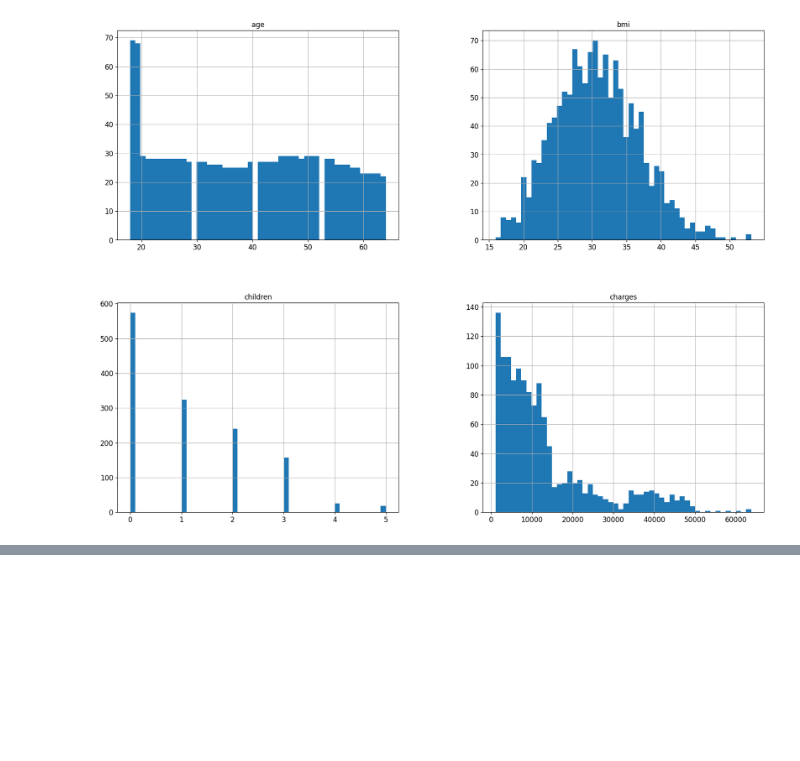
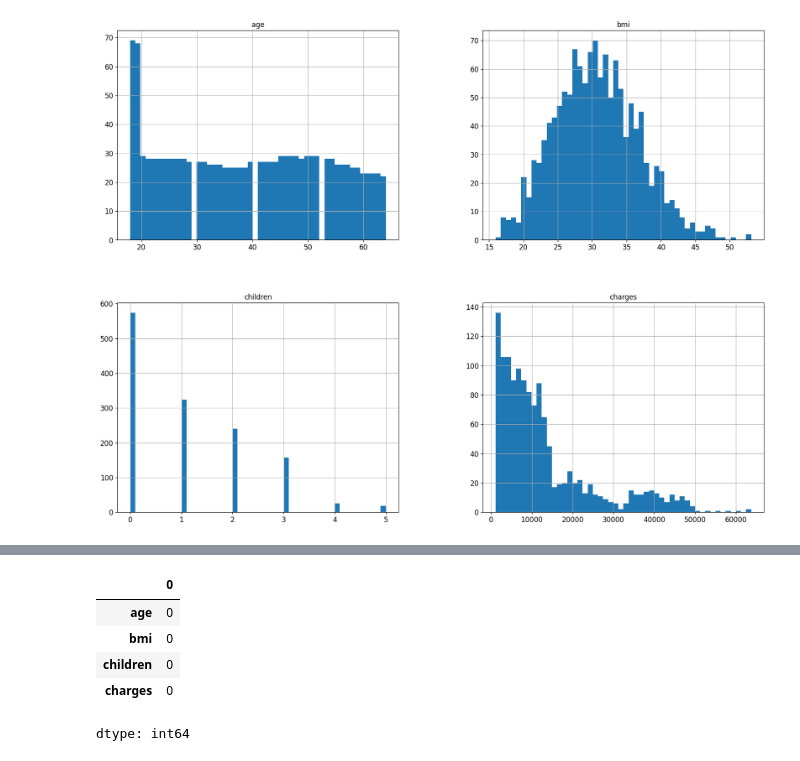
Before and after one commit to pedroigp/FIAP-Tech-Challenge-Fase1, a Jupyter notebook: Tech_Challenge_1.ipynb, the cells around one changed output, grey strips where cells are left out. Cells and saved outputs as stored; diff of their text form; code cells hidden in the pictures; blank space fills up the shorter version.

```diff
--- a/Tech_Challenge_1.ipynb
+++ b/Tech_Challenge_1.ipynb
@@ -155,0 +184,13 @@ array([[<Axes: title={'center': 'age'}>, <Axes: title={'center': 'bmi'}>],
+# %%
+
+# Vamos verificar quantidades de nulos em nosso dataframe, não podemos aplicar o PCA
+# se nossos dados tiverem linhas nulas, devemos tratar esses casos caso ocorram
+# Existem diversas técnicas para tratar dados nulos, o método de escolha depende muito do seu objetivo
+df_numerico.isnull().sum()
+# %% [output]
+|  | 0 |
+| age | 0 |
+| bmi | 0 |
+| children | 0 |
+| charges | 0 |
+dtype: int64
```
Also changed, not shown: parts of 7 cells of this notebook.
